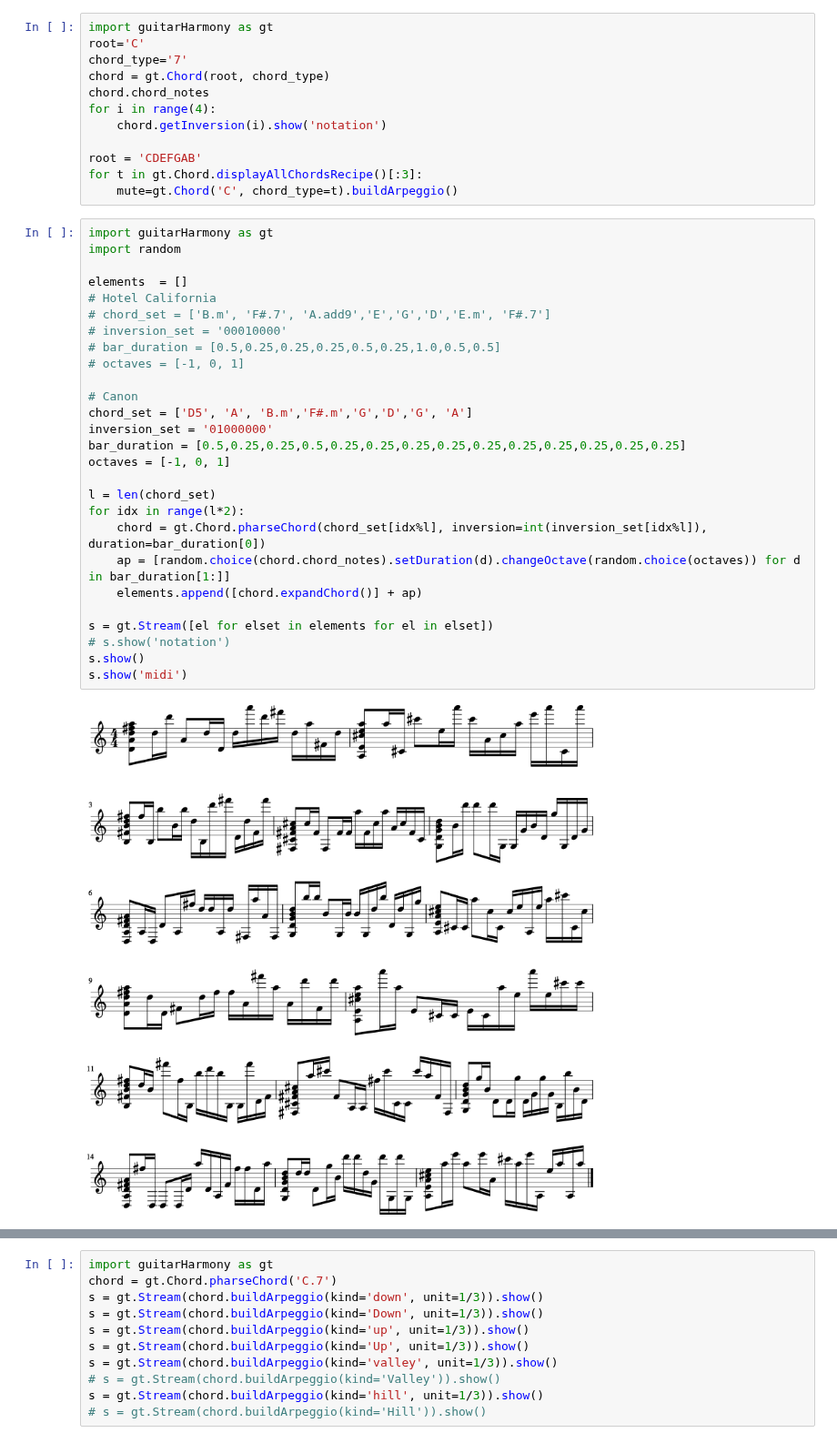
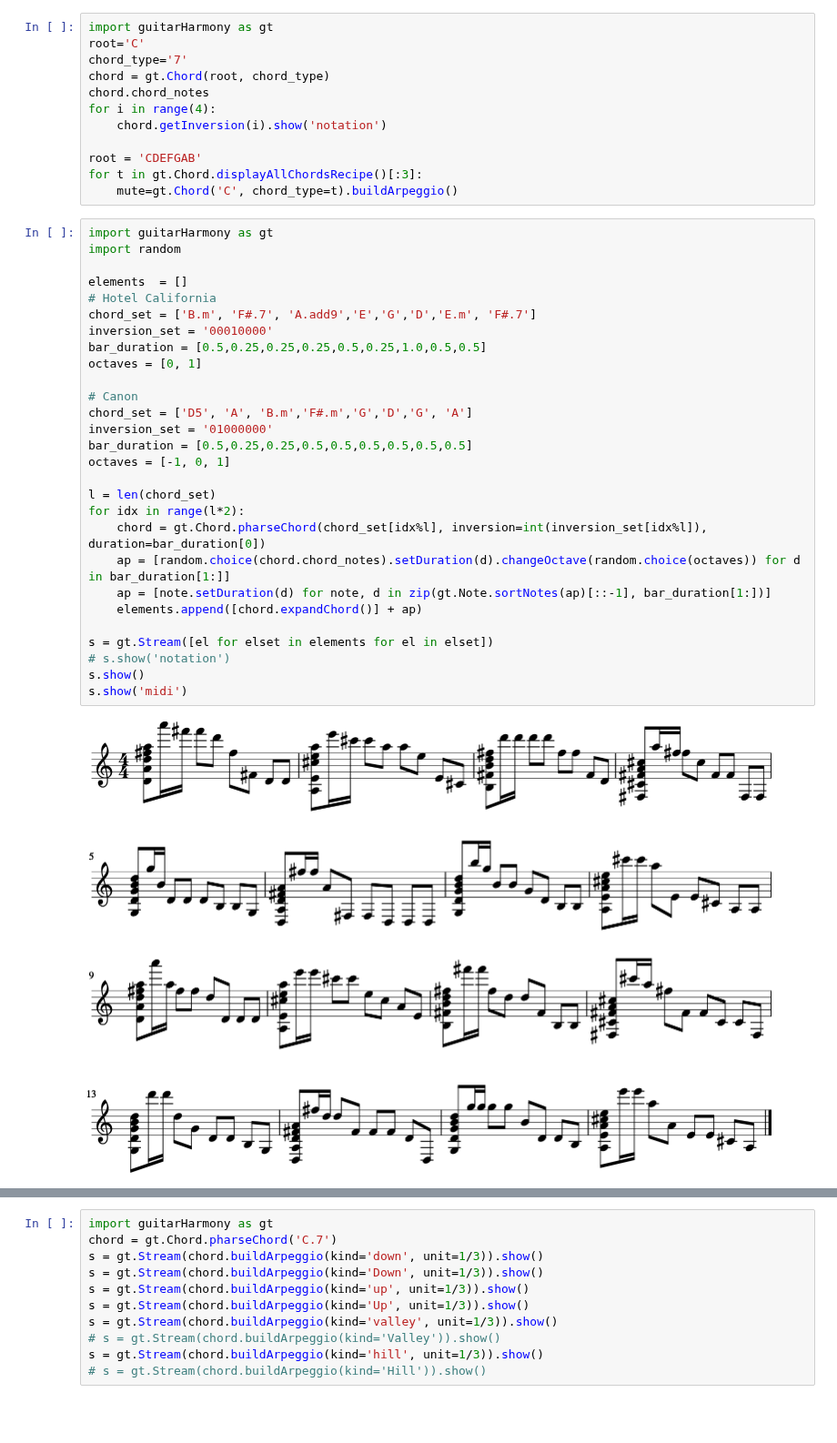
Before and after one commit to heeryerate/Guitar-Harmony, a Jupyter notebook: examples/develop_test.ipynb, the cells around one changed output, grey strips where cells are left out. Shown at 91% size. Saved outputs shown, nothing was run; the diff lists cells and outputs as text; blank space fills up the shorter version.

```diff
--- a/examples/develop_test.ipynb
+++ b/examples/develop_test.ipynb
@@ -49,32 +49,33 @@ for t in gt.Chord.displayAllChordsRecipe()[:3]:
 # %%
 import guitarHarmony as gt
 import random
 
 elements  = []
 # Hotel California
-# chord_set = ['B.m', 'F#.7', 'A.add9','E','G','D','E.m', 'F#.7']
-# inversion_set = '00010000'
-# bar_duration = [0.5,0.25,0.25,0.25,0.5,0.25,1.0,0.5,0.5]
-# octaves = [-1, 0, 1]
+chord_set = ['B.m', 'F#.7', 'A.add9','E','G','D','E.m', 'F#.7']
+inversion_set = '00010000'
+bar_duration = [0.5,0.25,0.25,0.25,0.5,0.25,1.0,0.5,0.5]
+octaves = [0, 1]
 
 # Canon
 chord_set = ['D5', 'A', 'B.m','F#.m','G','D','G', 'A']
 inversion_set = '01000000'
-bar_duration = [0.5,0.25,0.25,0.5,0.25,0.25,0.25,0.25,0.25,0.25,0.25,0.25,0.25,0.25]
+bar_duration = [0.5,0.25,0.25,0.5,0.5,0.5,0.5,0.5,0.5]
 octaves = [-1, 0, 1]
 
 l = len(chord_set)
 for idx in range(l*2):
     chord = gt.Chord.pharseChord(chord_set[idx%l], inversion=int(inversion_set[idx%l]), duration=bar_duration[0])
     ap = [random.choice(chord.chord_notes).setDuration(d).changeOctave(random.choice(octaves)) for d in bar_duration[1:]]
+    ap = [note.setDuration(d) for note, d in zip(gt.Note.sortNotes(ap)[::-1], bar_duration[1:])]
     elements.append([chord.expandChord()] + ap)
 
 s = gt.Stream([el for elset in elements for el in elset])
 # s.show('notation')
 s.show()
 s.show('midi')
 # %% [output]
-[figure, old version]
+[figure, new version]
 [interactive output not drawn]
 # %%
 import guitarHarmony as gt
```
Also changed, not shown: parts of 1 cell of this notebook, 2 other files.
